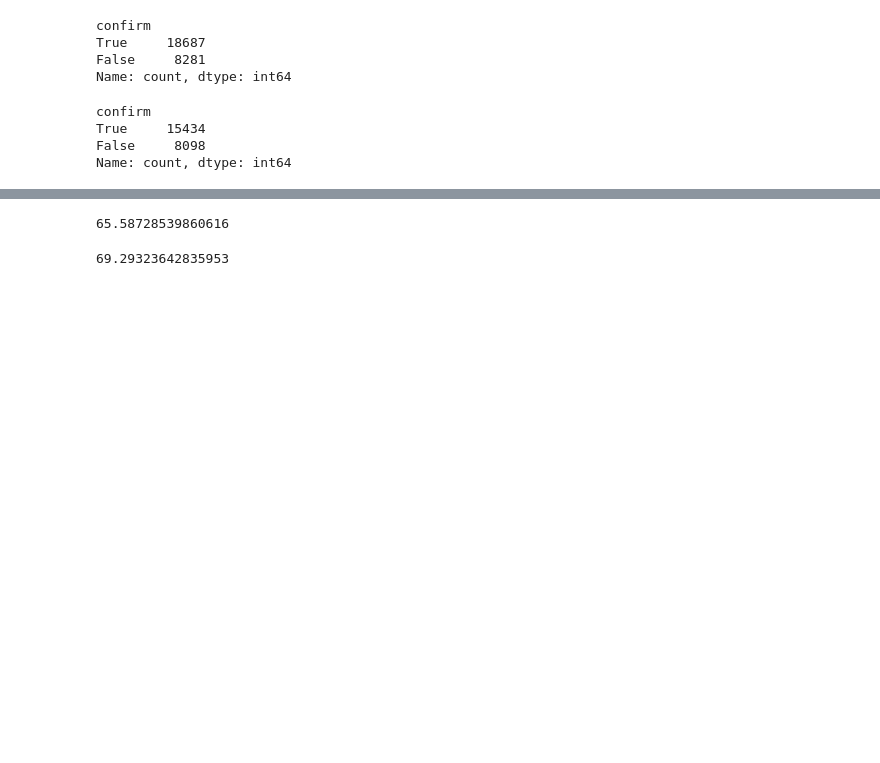
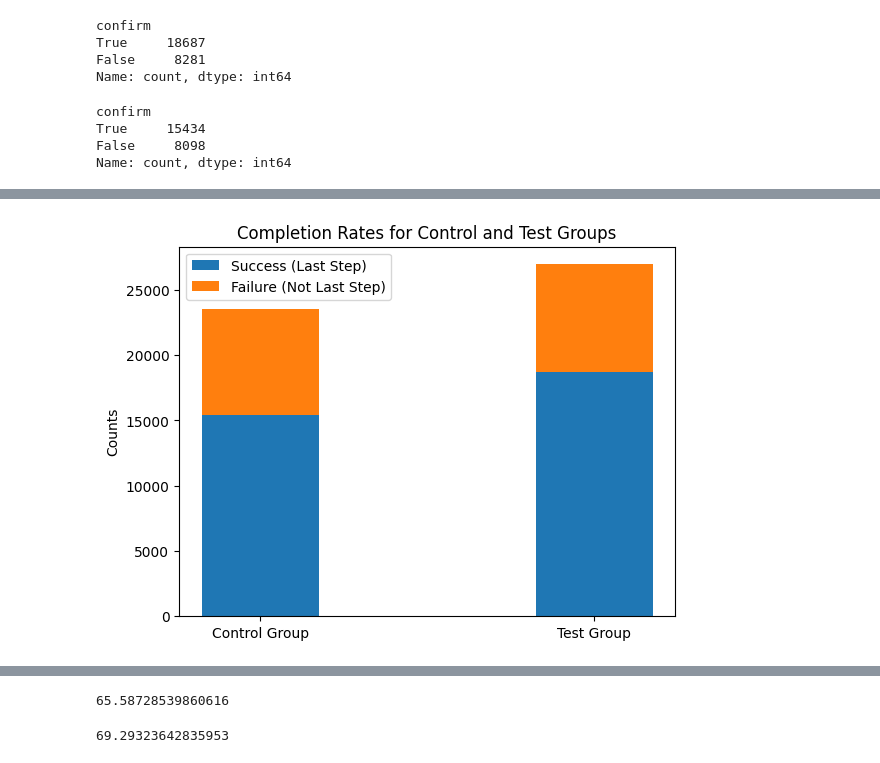
Before and after one commit to nlewism/Project-A-B-Testing-Analysis, a Jupyter notebook: src/jupyter notebook/Data Wrangling.ipynb, the cells around one changed output, grey strips where cells are left out. Cells and saved outputs as stored; diff of their text form; code cells hidden in the pictures; blank space fills up the shorter version.

```diff
--- a/src/jupyter notebook/Data Wrangling.ipynb
+++ b/src/jupyter notebook/Data Wrangling.ipynb
@@ -241,0 +52,23 @@ def calculate_completion_rate(data,variation=None):
+# %%
+# Calculate the proportions
+proportion_control = users_at_last_step_control / total_users_control
+proportion_test = users_at_last_step_test / total_users_test
+
+# Create a segmented bar chart
+labels = ['Control Group', 'Test Group']
+success_counts = [users_at_last_step_control, users_at_last_step_test]
+failure_counts = [total_users_control - users_at_last_step_control, total_users_test - users_at_last_step_test]
+
+fig, ax = plt.subplots()
+bar_width = 0.35
+
+bar1 = ax.bar(labels, success_counts, bar_width, label='Success (Last Step)')
+bar2 = ax.bar(labels, failure_counts, bar_width, bottom=success_counts, label='Failure (Not Last Step)')
+
+ax.set_ylabel('Counts')
+ax.set_title('Completion Rates for Control and Test Groups')
+ax.legend()
+
+plt.show()
+# %% [output]
+[figure, added]
```
Also changed, not shown: parts of 93 cells of this notebook, 1 other file.
